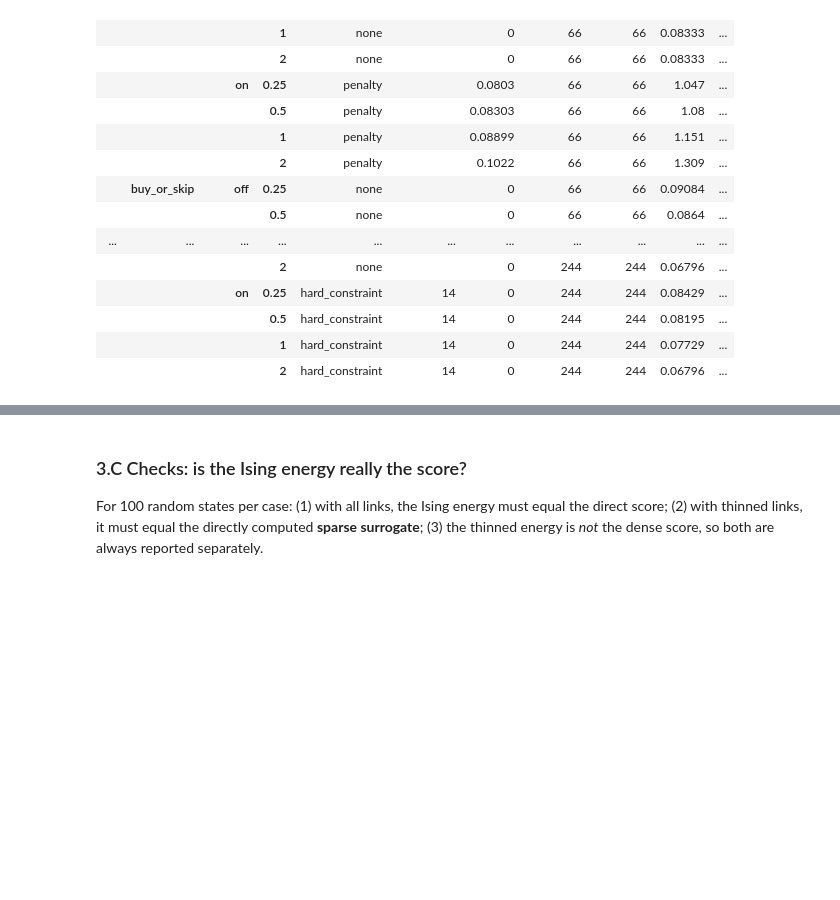
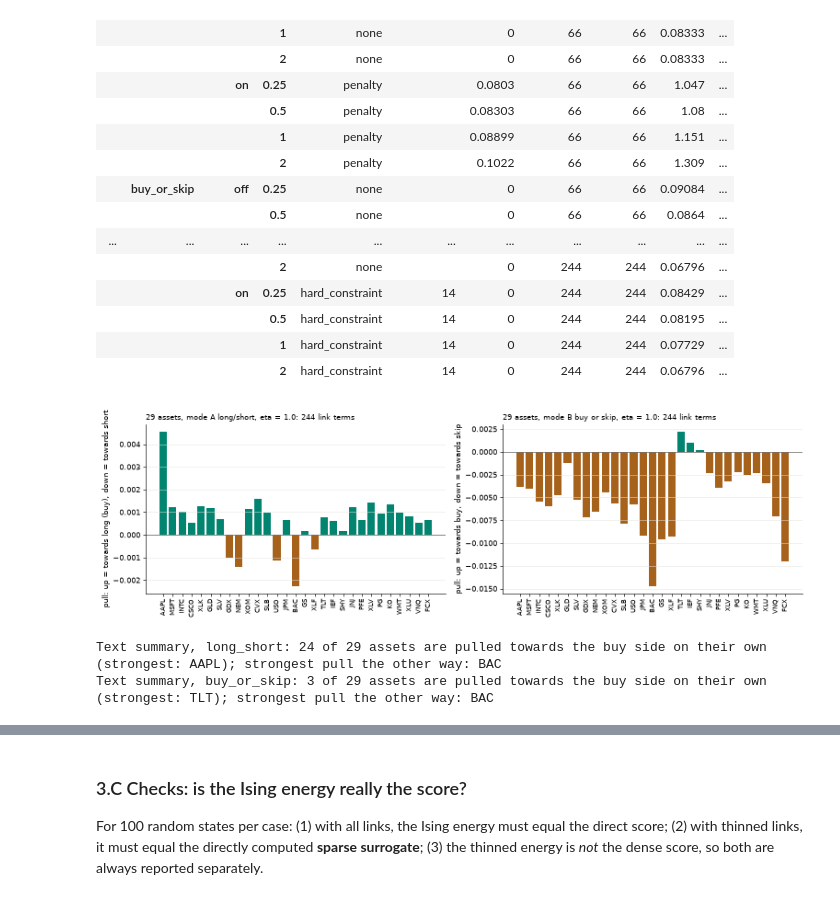
Before and after one commit to Oussema-t/zollerqu-qollab, a Jupyter notebook: stocks/stock_idea_ZollerQu.ipynb, the cells around one changed output, grey strips where cells are left out. Cells and saved outputs as stored; diff of their text form; code cells hidden in the pictures; blank space fills up the shorter version.

```diff
--- a/stocks/stock_idea_ZollerQu.ipynb
+++ b/stocks/stock_idea_ZollerQu.ipynb
@@ -1189,3 +1246,36 @@ with pd.option_context("display.max_rows", 100, "display.float_format", "{:.4g}"
 |  |  |  | 0.5 | hard_constraint | 14 | 0 | 244 | 244 | 0.08195 | ... |
 |  |  |  | 1 | hard_constraint | 14 | 0 | 244 | 244 | 0.07729 | ... |
 |  |  |  | 2 | hard_constraint | 14 | 0 | 244 | 244 | 0.06796 | ... |
+# %%
+# Plot 3.B: the pull on each asset on its own (before the links between assets are counted)
+n = large
+setup = setups3[n]
+grouped = [t for t in kaggle_data.TICKERS if t in setup["tickers"]]
+idx = [setup["tickers"].index(t) for t in grouped]
+fig, axes = plt.subplots(1, 2, figsize=(13, 4.0))
+pulls = {}
+for ax, mode in zip(axes, ising.MODES):
+    m = task3_report.build_model(setup, mode, RISK_RETURN_WEIGHT, False)
+    pull = -m.fields[idx]  # positive = pulled towards +1 (long / buy)
+    pulls[mode] = dict(zip(grouped, pull))
+    ax.bar(range(n), pull, color=[TEAL if v > 0 else BROWN for v in pull])
+    ax.axhline(0, color="#555555", linewidth=0.8)
+    ax.set_xticks(range(n), grouped, rotation=90, fontsize=8)
+    plus, minus = ("long (buy)", "short") if mode == ising.MODE_LONG_SHORT else ("buy", "skip")
+    ax.set_ylabel(f"pull: up = towards {plus}, down = towards {minus}")
+    ax.set_title(f"{n} assets, mode {'A long/short' if mode == ising.MODE_LONG_SHORT else 'B buy or skip'}, eta = {RISK_RETURN_WEIGHT}: "
+                 f"{len(m.pair_terms())} link terms", loc="left", fontsize=10)
+    ax.grid(True, axis="y", color="#e5e4df", linewidth=0.6)
+    ax.spines[["top", "right"]].set_visible(False)
+fig.tight_layout()
+plt.show()
+
+for mode, pull in pulls.items():
+    up = [t for t, v in pull.items() if v > 0]
+    strongest_up, strongest_down = max(pull, key=pull.get), min(pull, key=pull.get)
+    print(f"Text summary, {mode}: {len(up)} of {n} assets are pulled towards the buy side on their own "
+          f"(strongest: {strongest_up}); strongest pull the other way: {strongest_down}")
+# %% [output]
+[figure, added]
+Text summary, long_short: 24 of 29 assets are pulled towards the buy side on their own (strongest: AAPL); strongest pull the other way: BAC
+Text summary, buy_or_skip: 3 of 29 assets are pulled towards the buy side on their own (strongest: TLT); strongest pull the other way: BAC
```
Also changed, not shown: parts of 22 cells of this notebook.
